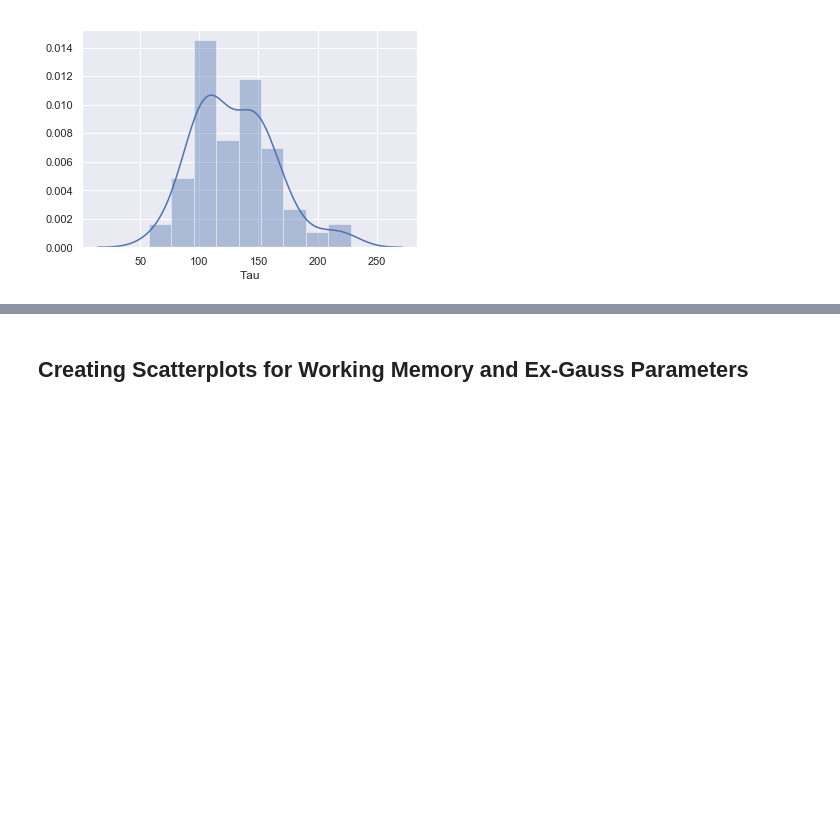
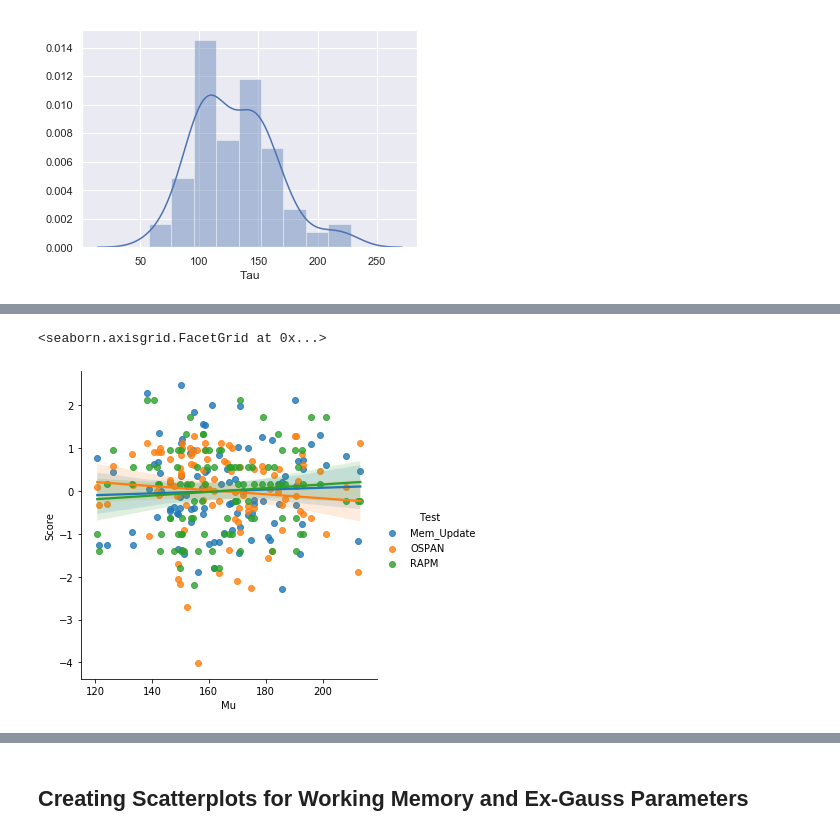
Before and after one commit to zoe-loh/WMD, a Jupyter notebook: SM01_Plotting.ipynb, the cells around one changed output, grey strips where cells are left out. Drawn from its saved outputs; the diff is of its cells as text; code cells hidden in the pictures; blank space fills up the shorter version.

Commit message:
Wide to Long Shaping and Scatterplots

```diff
--- a/SM01_Plotting.ipynb
+++ b/SM01_Plotting.ipynb
@@ -154,0 +159,3 @@ sns.distplot(mem_tau)
+# %%
+aes_long_df = pd.read_csv("Aes_Long_Final.csv", index_col = 0)
+aes_long_df.head()
@@ -154,0 +169,5 @@ sns.distplot(mem_tau)
+# %%
+sns.lmplot(x="Mu", y="Score", hue="Test", data= aes_long_df)
+# %% [output]
+<seaborn.axisgrid.FacetGrid at 0x...>
+[figure, added]
```
Also changed, not shown: parts of 12 cells of this notebook, 3 other files.
